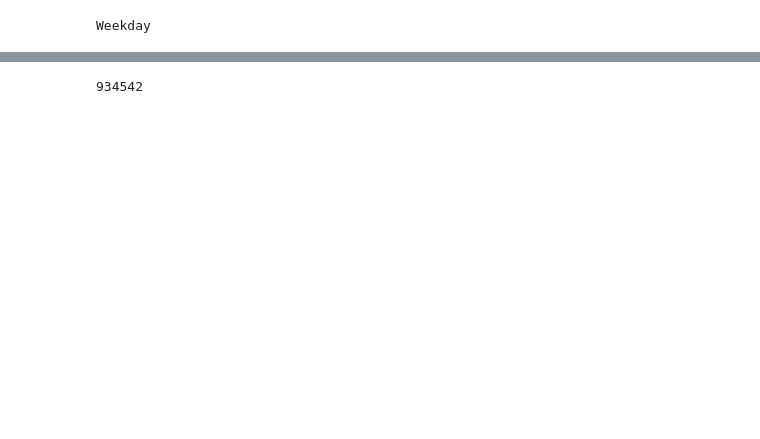
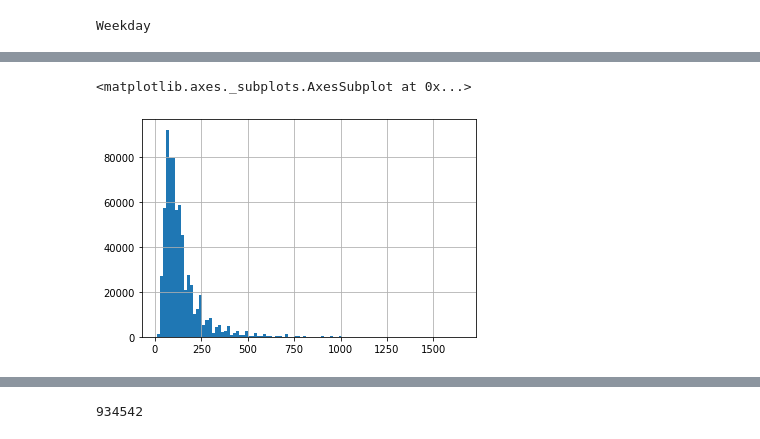
Before and after one commit to ebrunette/UdacityDataScienceNanoDegree, a Jupyter notebook: ProjectOne/AirB&BEDA.ipynb, the cells around one changed output, grey strips where cells are left out. Drawn from its saved outputs; the diff is of its cells as text; code cells hidden in the pictures; blank space fills up the shorter version.

```diff
--- a/ProjectOne/AirB&BEDA.ipynb
+++ b/ProjectOne/AirB&BEDA.ipynb
@@ -405,0 +449,5 @@ calendar[calendar['weekend']==True].mean()
+# %%
+available[available['weekend'] == False]['price'].hist(bins=100, xlabelsize=10)
+# %% [output]
+<matplotlib.axes._subplots.AxesSubplot at 0x...>
+[figure, added]
```
Also changed, not shown: parts of 17 cells of this notebook.
